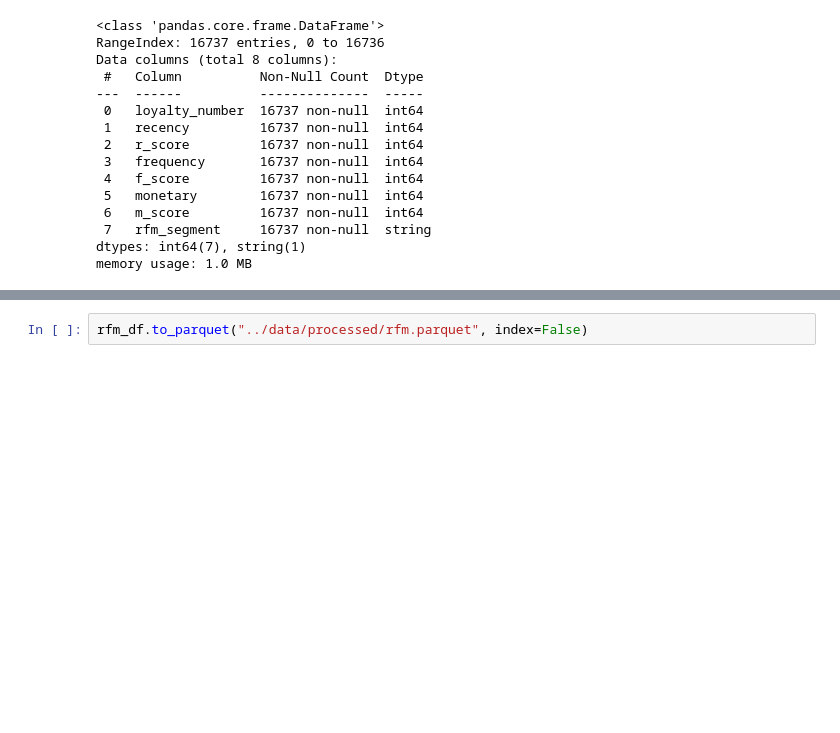
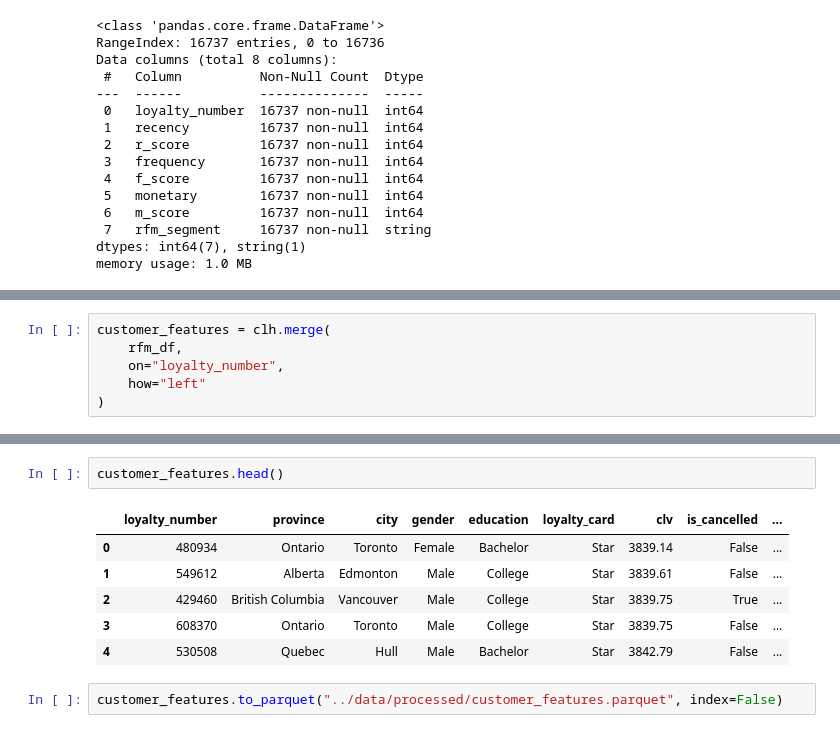
Before and after one commit to tssarathi/airline-customer-analytics, a Jupyter notebook: notebooks/feature-exploration.ipynb, the cells around one changed output, grey strips where cells are left out. Saved outputs shown, nothing was run; the diff lists cells and outputs as text; blank space fills up the shorter version.

Commit message:
feat(customer features): explored customer features

```diff
--- a/notebooks/feature-exploration.ipynb
+++ b/notebooks/feature-exploration.ipynb
@@ -319,0 +416,6 @@ memory usage: 1.0 MB
+# %%
+customer_features = clh.merge(
+    rfm_df,
+    on="loyalty_number",
+    how="left"
+)
@@ -320,2 +442,11 @@ memory usage: 1.0 MB
+# %%
+customer_features.head()
+# %% [output]
+|  | loyalty_number | province | city | gender | education | loyalty_card | clv | is_cancelled | ... |
+| 0 | 480934 | Ontario | Toronto | Female | Bachelor | Star | 3839.14 | False | ... |
+| 1 | 549612 | Alberta | Edmonton | Male | College | Star | 3839.61 | False | ... |
+| 2 | 429460 | British Columbia | Vancouver | Male | College | Star | 3839.75 | True | ... |
+| 3 | 608370 | Ontario | Toronto | Male | College | Star | 3839.75 | False | ... |
+| 4 | 530508 | Quebec | Hull | Male | Bachelor | Star | 3842.79 | False | ... |
 # %%
-rfm_df.to_parquet("../data/processed/rfm.parquet", index=False)
+customer_features.to_parquet("../data/processed/customer_features.parquet", index=False)
```
Also changed, not shown: parts of 6 cells of this notebook, 2 other files.
